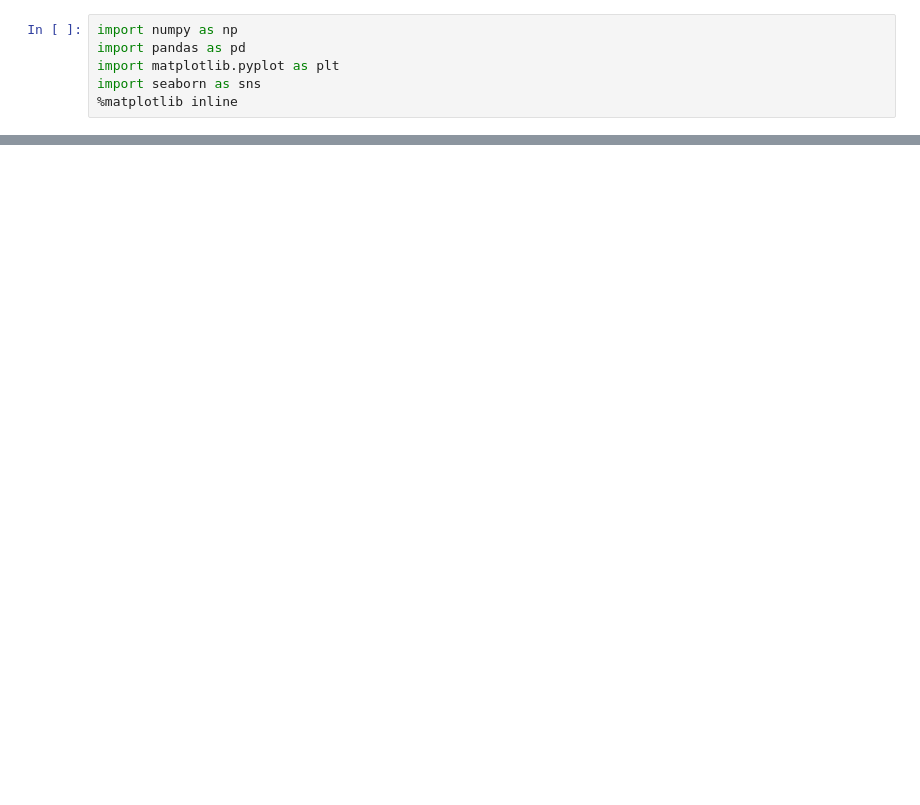
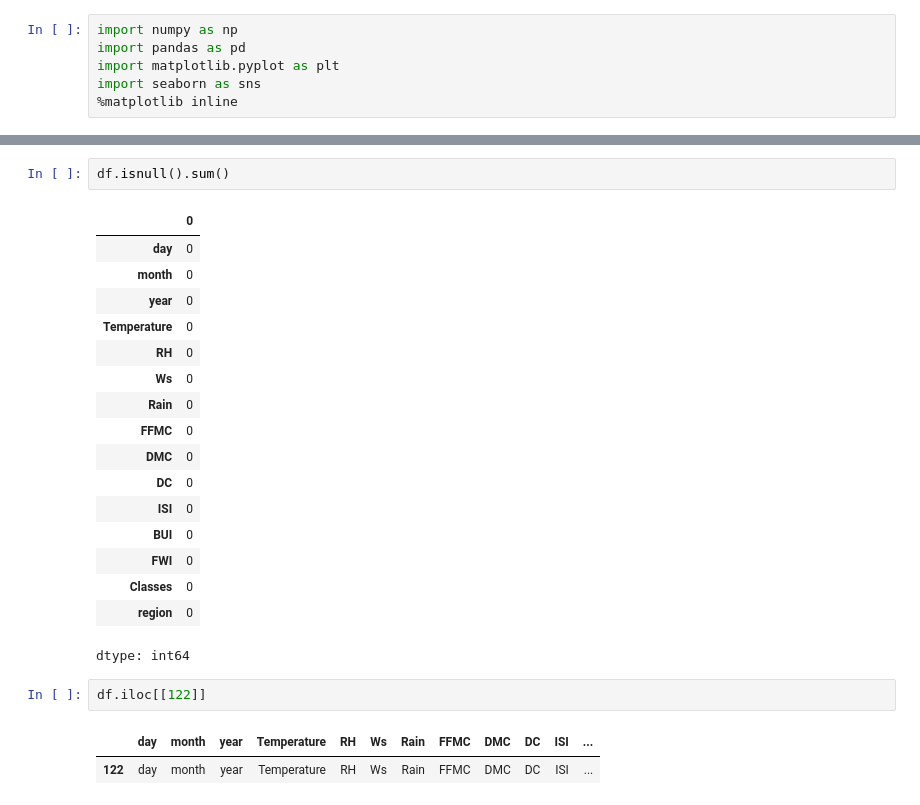
Before and after one commit to 23f2004548/DAILY-CODES, a Jupyter notebook: Untitled17.ipynb, the cells around one changed output, grey strips where cells are left out. Cells and saved outputs as stored; diff of their text form; blank space fills up the shorter version.

```diff
--- a/Untitled17.ipynb
+++ b/Untitled17.ipynb
@@ -232,0 +122,25 @@ array([155.97744705])
+# %%
+df.isnull().sum()
+# %% [output]
+|  | 0 |
+| day | 0 |
+| month | 0 |
+| year | 0 |
+| Temperature | 0 |
+| RH | 0 |
+| Ws | 0 |
+| Rain | 0 |
+| FFMC | 0 |
+| DMC | 0 |
+| DC | 0 |
+| ISI | 0 |
+| BUI | 0 |
+| FWI | 0 |
+| Classes | 0 |
+| region | 0 |
+dtype: int64
+# %%
+df.iloc[[122]]
+# %% [output]
+|  | day | month | year | Temperature | RH | Ws | Rain | FFMC | DMC | DC | ISI | ... |
+| 122 | day | month | year | Temperature | RH | Ws | Rain | FFMC | DMC | DC | ISI | ... |
```
Also changed, not shown: parts of 42 cells of this notebook.
